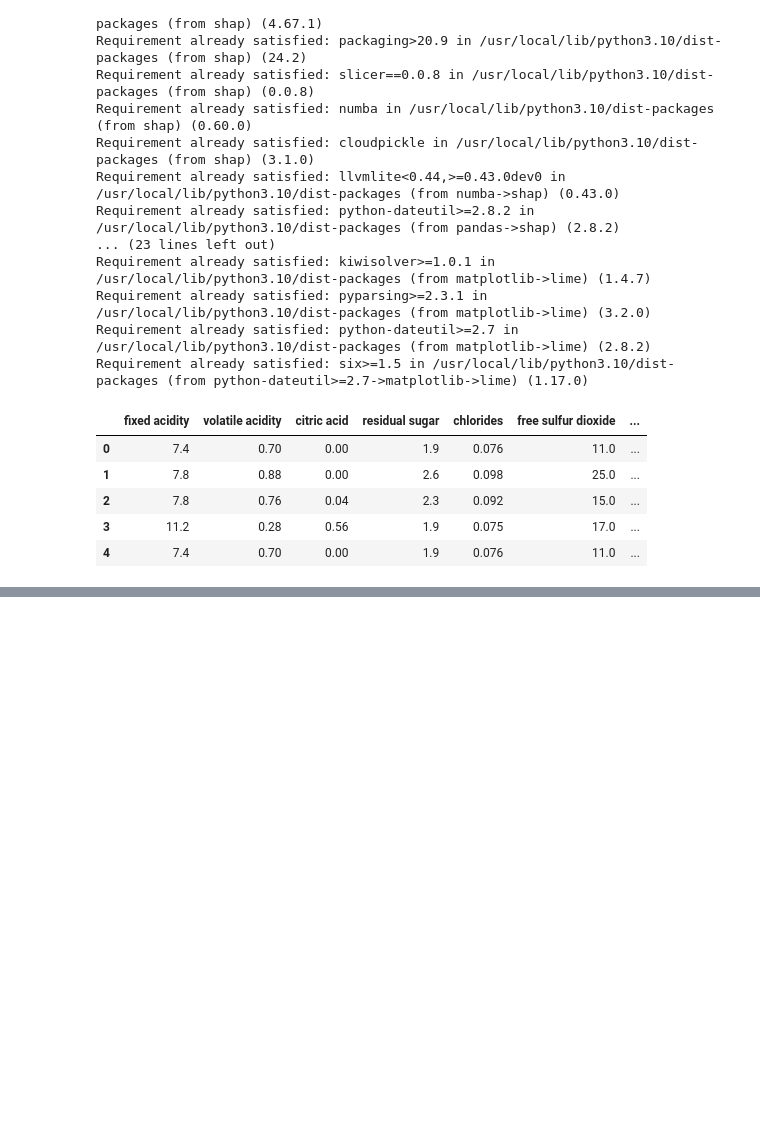
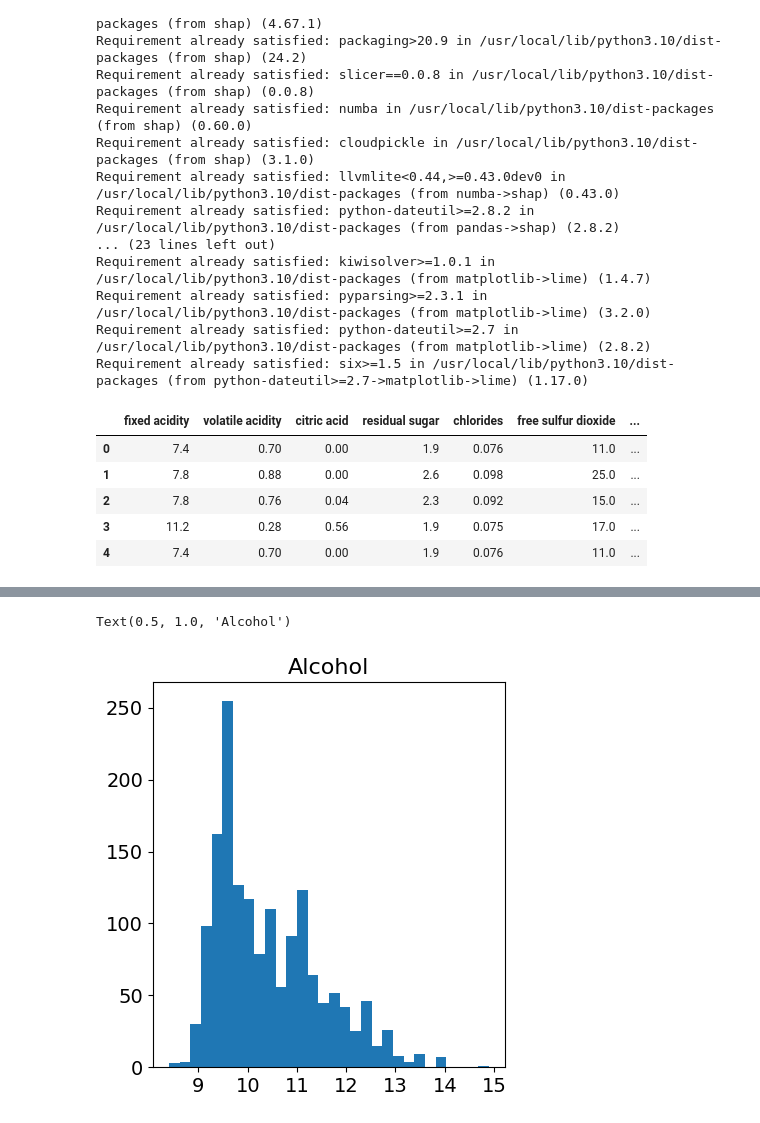
Before and after one commit to emiryavuz-13/xai-winequality-red, a Jupyter notebook: xai-winequality-red.ipynb, the cells around one changed output, grey strips where cells are left out. Drawn from its saved outputs; the diff is of its cells as text; code cells hidden in the pictures; blank space fills up the shorter version.

```diff
--- a/xai-winequality-red.ipynb
+++ b/xai-winequality-red.ipynb
@@ -46,0 +94,10 @@ wine.head()
+# %%
+plt.figure(figsize=(10, 5))
+plt.subplot(1, 2, 1)
+plt.hist(wine['alcohol'], bins=30)
+plt.xticks(fontsize=14)
+plt.yticks(fontsize=14)
+plt.title("Alcohol", fontsize=16)
+# %% [output]
+Text(0.5, 1.0, 'Alcohol')
+[figure, added]
```
Also changed, not shown: parts of 4 cells of this notebook.
